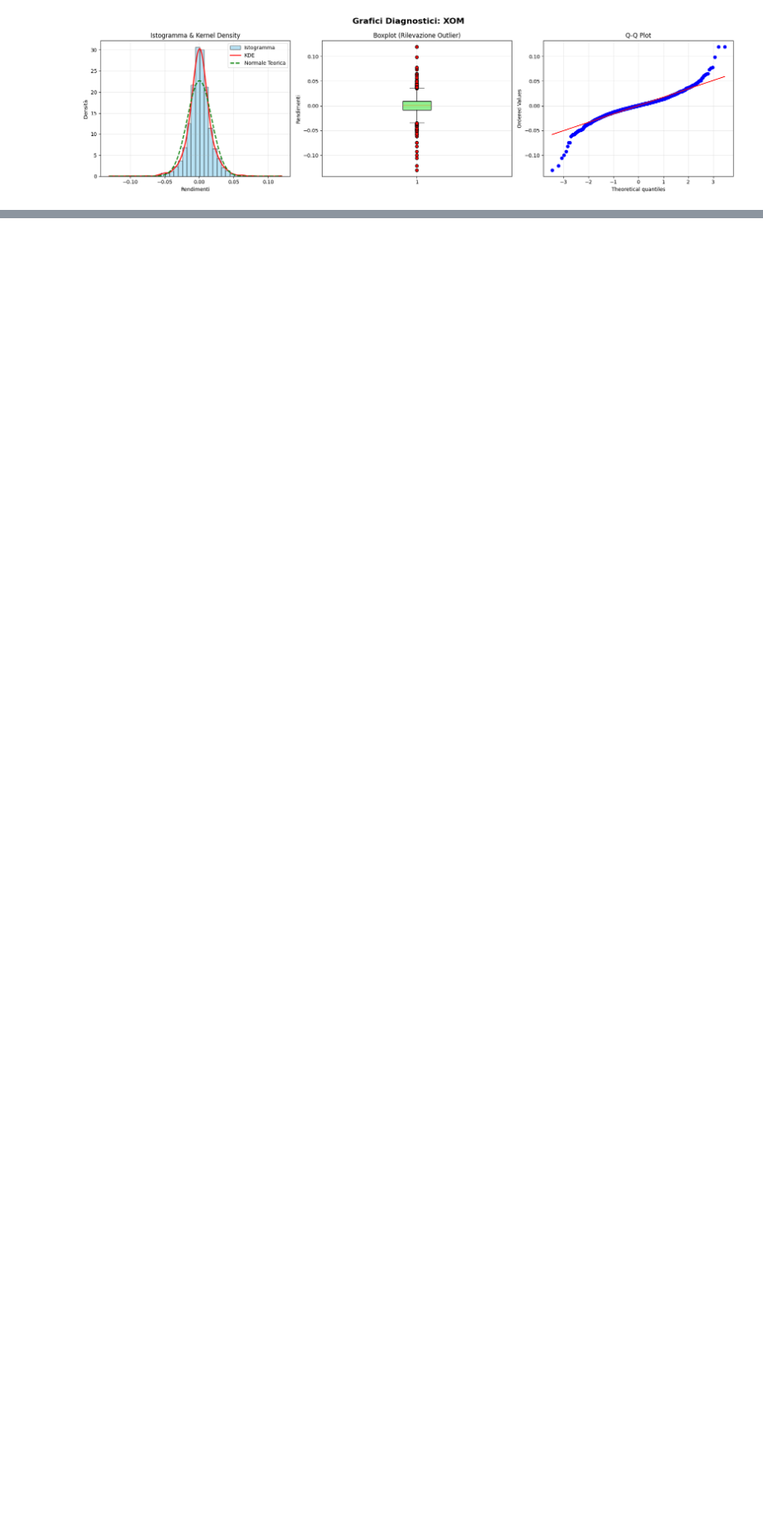
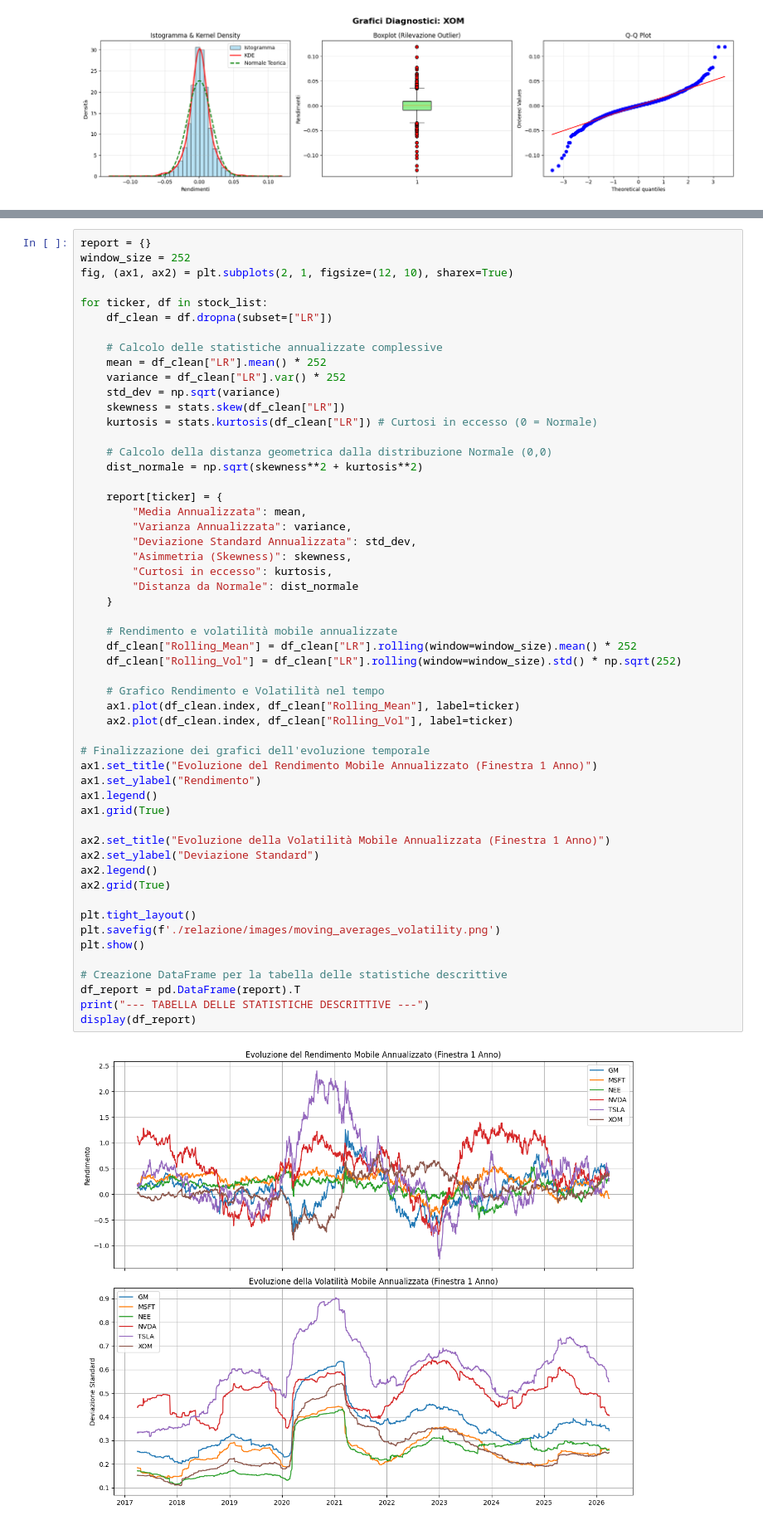
Before and after one commit to LucaGiani787/finance-project, a Jupyter notebook: project.ipynb, the cells around one changed output, grey strips where cells are left out. Shown at 83% size. Drawn from its saved outputs; the diff is of its cells as text; blank space fills up the shorter version.

```diff
--- a/project.ipynb
+++ b/project.ipynb
@@ -276,0 +280,56 @@ for ticker, df in stock_list:
+# %%
+report = {}
+window_size = 252
+fig, (ax1, ax2) = plt.subplots(2, 1, figsize=(12, 10), sharex=True)
+
+for ticker, df in stock_list:
+    df_clean = df.dropna(subset=["LR"])
+
+    # Calcolo delle statistiche annualizzate complessive
+    mean = df_clean["LR"].mean() * 252
+    variance = df_clean["LR"].var() * 252
+    std_dev = np.sqrt(variance)
+    skewness = stats.skew(df_clean["LR"])
+    kurtosis = stats.kurtosis(df_clean["LR"]) # Curtosi in eccesso (0 = Normale)
+
+    # Calcolo della distanza geometrica dalla distribuzione Normale (0,0)
+    dist_normale = np.sqrt(skewness**2 + kurtosis**2)
+
+    report[ticker] = {
+        "Media Annualizzata": mean,
+        "Varianza Annualizzata": variance,
+        "Deviazione Standard Annualizzata": std_dev,
+        "Asimmetria (Skewness)": skewness,
+        "Curtosi in eccesso": kurtosis,
+        "Distanza da Normale": dist_normale
+    }
+
+    # Rendimento e volatilità mobile annualizzate
+    df_clean["Rolling_Mean"] = df_clean["LR"].rolling(window=window_size).mean() * 252
+    df_clean["Rolling_Vol"] = df_clean["LR"].rolling(window=window_size).std() * np.sqrt(252)
+
+    # Grafico Rendimento e Volatilità nel tempo
+    ax1.plot(df_clean.index, df_clean["Rolling_Mean"], label=ticker)
+    ax2.plot(df_clean.index, df_clean["Rolling_Vol"], label=ticker)
+
+# Finalizzazione dei grafici dell'evoluzione temporale
+ax1.set_title("Evoluzione del Rendimento Mobile Annualizzato (Finestra 1 Anno)")
+ax1.set_ylabel("Rendimento")
+ax1.legend()
+ax1.grid(True)
+
+ax2.set_title("Evoluzione della Volatilità Mobile Annualizzata (Finestra 1 Anno)")
+ax2.set_ylabel("Deviazione Standard")
+ax2.legend()
+ax2.grid(True)
+
+plt.tight_layout()
+plt.savefig(f'./relazione/images/moving_averages_volatility.png')
+plt.show()
+
+# Creazione DataFrame per la tabella delle statistiche descrittive
+df_report = pd.DataFrame(report).T
+print("--- TABELLA DELLE STATISTICHE DESCRITTIVE ---")
+display(df_report)
+# %% [output]
+[figure, added]
```
Also changed, not shown: parts of 2 cells of this notebook, 4 other files.
